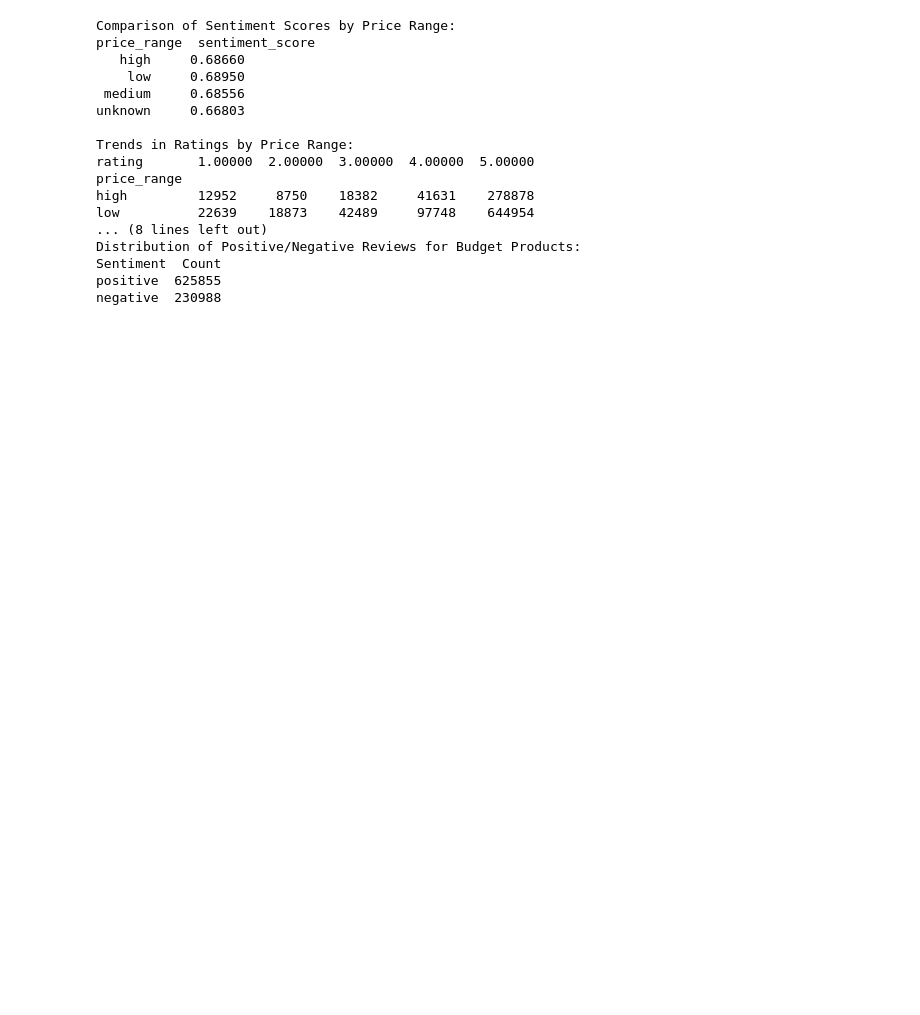
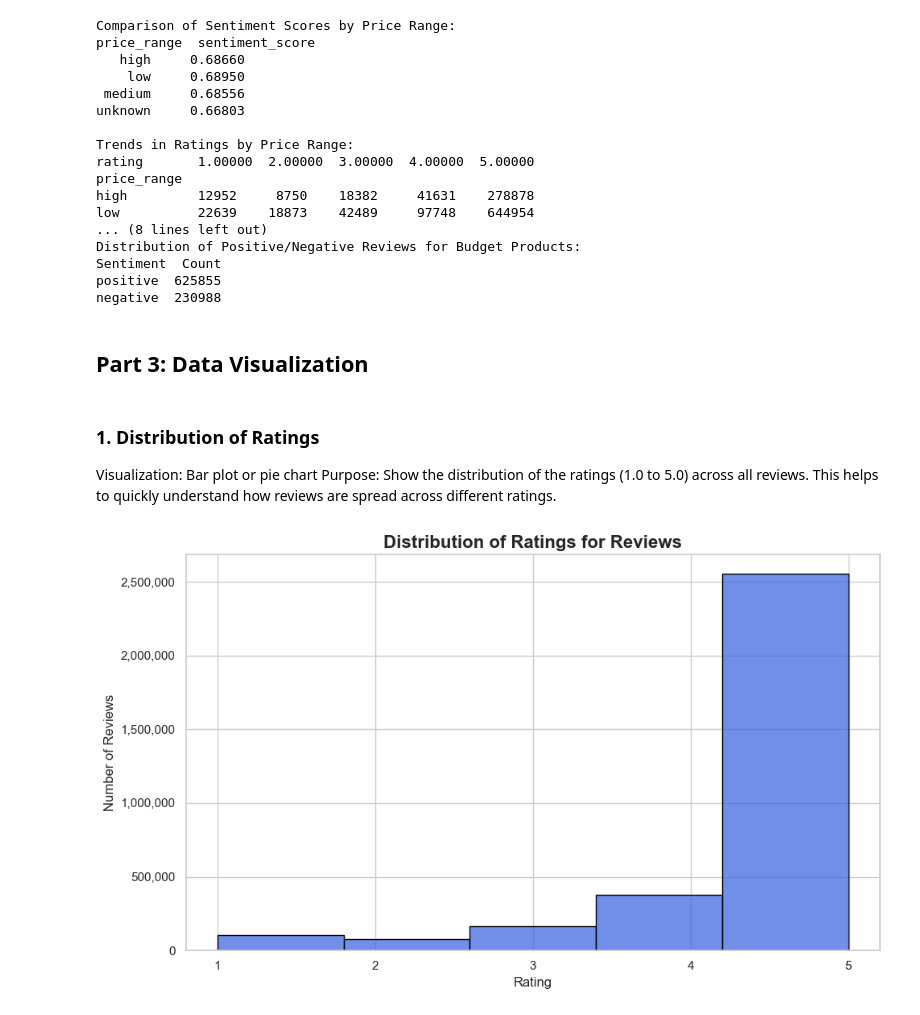
Before and after one commit to mitanshm680/Sentiment-Analysis---Amazon-Product-Reviews, a Jupyter notebook: sentiment.ipynb, the cells around one changed output. Cells and saved outputs as stored; diff of their text form; code cells hidden in the pictures; blank space fills up the shorter version.

Commit message:
visualization halfway done

```diff
--- a/sentiment.ipynb
+++ b/sentiment.ipynb
@@ -994,3 +1116,51 @@ Distribution of Positive/Negative Reviews for Budget Products:
 Sentiment  Count
 positive  625855
 negative  230988
+# %% [markdown]
+## Part 3: Data Visualization
+# %% [markdown]
+### 1. Distribution of Ratings
+Visualization: Bar plot or pie chart
+Purpose: Show the distribution of the ratings (1.0 to 5.0) across all reviews. This helps to quickly understand how reviews are spread across different ratings.
+# %%
+import json
+import matplotlib.pyplot as plt
+import seaborn as sns
+from matplotlib.ticker import FuncFormatter
+
+# Load the data
+data_file = 'cleaned_metadata.jsonl'
+with open(data_file, 'r') as f:
+    data = [json.loads(line) for line in f]
+
+# Extract ratings from reviews, ensuring 'reviews' exists
+ratings = []
+for album in data:
+    if 'reviews' in album:  # Check if 'reviews' exists in the album
+        for review in album['reviews']:
+            ratings.append(review['rating'])
+
+# Set Seaborn style
+sns.set(style="whitegrid", palette="muted")
+
+# Create a plot
+plt.figure(figsize=(10, 6))
+ax = sns.histplot(ratings, bins=5, kde=False, color='royalblue', edgecolor='black')
+
+# Customizing the title and labels
+plt.title('Distribution of Ratings for Reviews', fontsize=16, weight='bold')
+plt.xlabel('Rating', fontsize=12)
+plt.ylabel('Number of Reviews', fontsize=12)
+
+# Formatting the y-axis to avoid scientific notation
+formatter = FuncFormatter(lambda x, _: f'{int(x):,}')
+ax.yaxis.set_major_formatter(formatter)
+
+# Set the ticks on the x-axis for the ratings
+plt.xticks([1, 2, 3, 4, 5])
+
+# Show the plot
+plt.tight_layout()
+plt.show()
+# %% [output]
+[figure, added]
```
Also changed, not shown: parts of 13 cells of this notebook.
